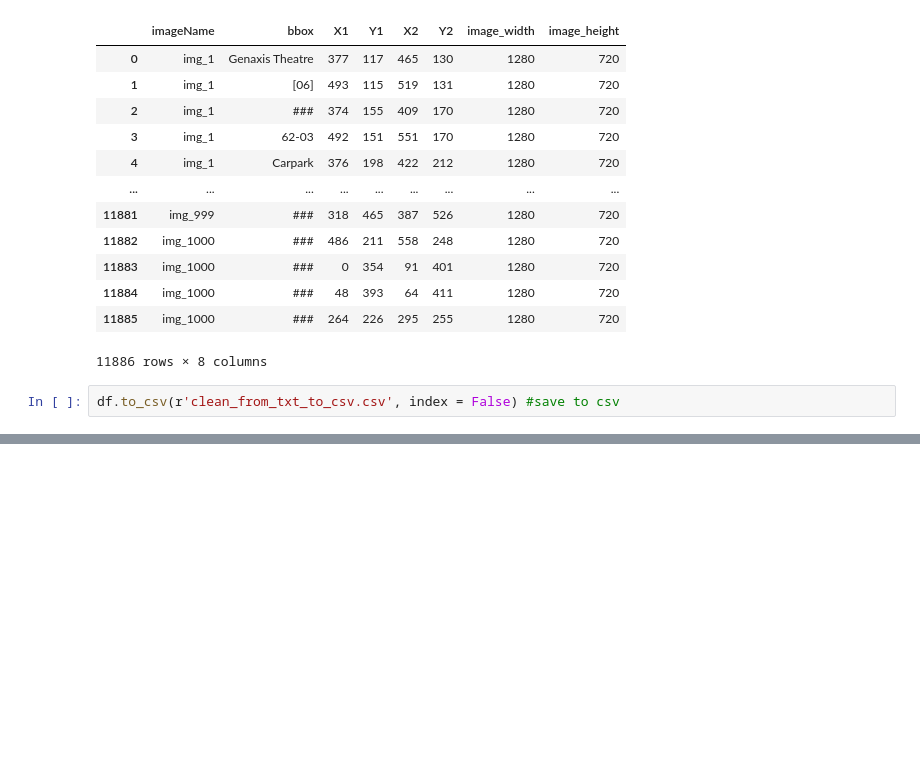
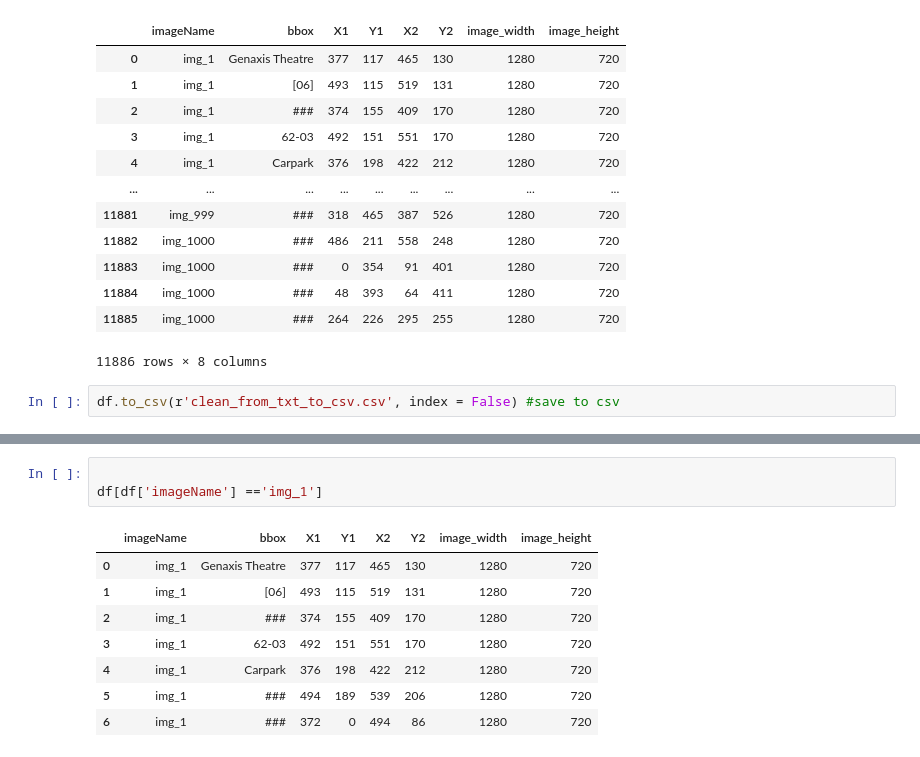
Before and after one commit to IsmaelMekene/meteor-east-detector, a Jupyter notebook: data-preprocessing/from_txt_to_csv .ipynb, the cells around one changed output, grey strips where cells are left out. Saved outputs shown, nothing was run; the diff lists cells and outputs as text; blank space fills up the shorter version.

```diff
--- a/data-preprocessing/from_txt_to_csv .ipynb
+++ b/data-preprocessing/from_txt_to_csv .ipynb
@@ -177,0 +385,12 @@ df.to_csv(r'clean_from_txt_to_csv.csv', index = False) #save to csv
+# %%
+
+df[df['imageName'] =='img_1']
+# %% [output]
+|  | imageName | bbox | X1 | Y1 | X2 | Y2 | image_width | image_height |
+| 0 | img_1 | Genaxis Theatre | 377 | 117 | 465 | 130 | 1280 | 720 |
+| 1 | img_1 | [06] | 493 | 115 | 519 | 131 | 1280 | 720 |
+| 2 | img_1 | ### | 374 | 155 | 409 | 170 | 1280 | 720 |
+| 3 | img_1 | 62-03 | 492 | 151 | 551 | 170 | 1280 | 720 |
+| 4 | img_1 | Carpark | 376 | 198 | 422 | 212 | 1280 | 720 |
+| 5 | img_1 | ### | 494 | 189 | 539 | 206 | 1280 | 720 |
+| 6 | img_1 | ### | 372 | 0 | 494 | 86 | 1280 | 720 |
```
Also changed, not shown: parts of 30 cells of this notebook.
